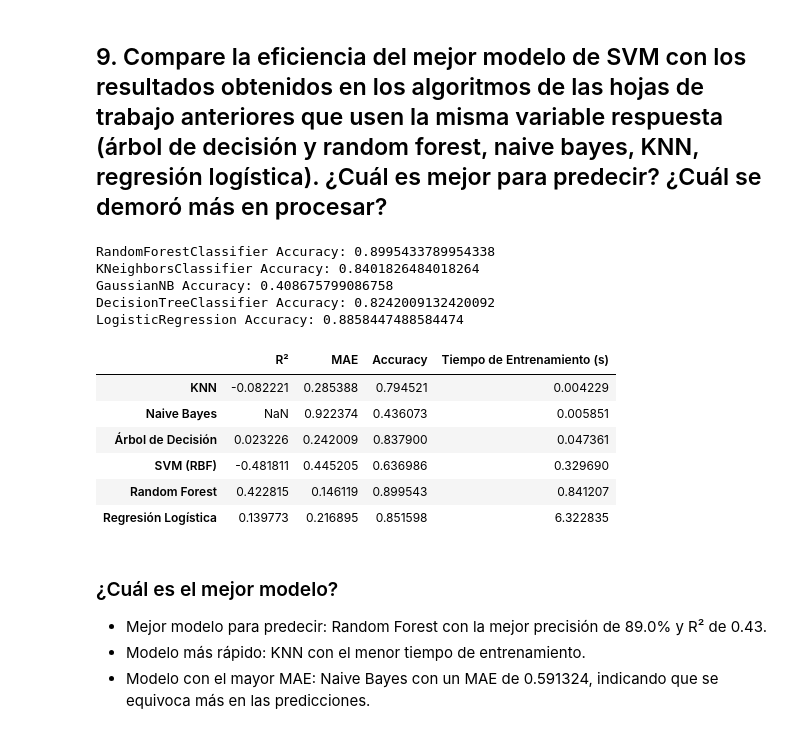
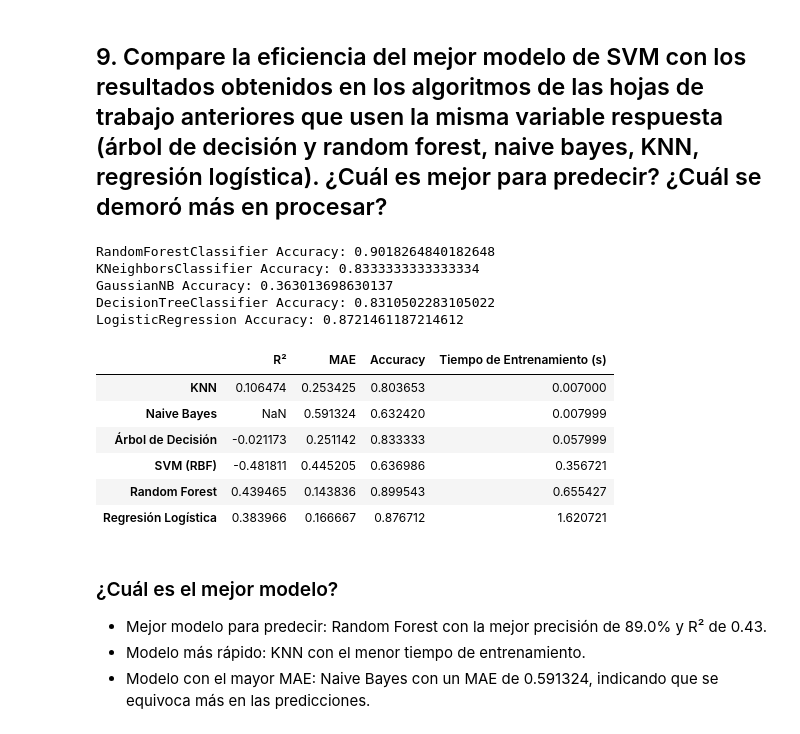
Before and after one commit to EJGDLG/Proyecto2Nuevo, a Jupyter notebook: Proyecto_2_Entrega_6.ipynb, the cells around one changed output. Cells and saved outputs as stored; diff of their text form; code cells hidden in the pictures.

```diff
--- a/Proyecto_2_Entrega_6.ipynb
+++ b/Proyecto_2_Entrega_6.ipynb
@@ -711,8 +711,8 @@ X_test[categorical_cols] = categorical_imputer.transform(X_test[categorical_cols
 label_encoder = OrdinalEncoder(handle_unknown='use_encoded_value', unknown_value=-1)
 
 for column in categorical_cols:
-    X_train[column] = label_encoder.fit_transform(X_train[[column]].astype(str))
-    X_test[column] = label_encoder.transform(X_test[[column]].astype(str))
+    X_train[column] = label_encoder.fit_transform(X_train[column].astype(str))
+    X_test[column] = label_encoder.transform(X_test[column].astype(str))
 
 scaler = StandardScaler()
 X_train_scaled = scaler.fit_transform(X_train[numeric_cols])  # Solo escalar las numéricas
@@ -740,17 +740,11 @@ Codificación: ya no es necesario, precio_vivienda ya es categórica.
 # %% [markdown]
 ## 3. Use como variable respuesta la variable categórica que especifica si la casa es barata, media o cara
 # %%
-# Asumiendo que y aún es la columna original del DataFrame:
-y = data['SalePrice']
-
-# Clasificación en categorías
 bins = [0, 100000, 200000, float('inf')]
 labels = ['Barato', 'Medio', 'Caro']
 y = pd.cut(y, bins=bins, labels=labels)
 
-# Transformar a valores numéricos con OrdinalEncoder
-ordinal_encoder = OrdinalEncoder()
-y = ordinal_encoder.fit_transform(y.values.reshape(-1, 1))
+y = label_encoder.fit_transform(y)
 # %% [markdown]
 ## 4. SVM con diferentes kernels y parámetros
 # %%
@@ -1020,49 +1014,46 @@ models = {
     "KNN": KNeighborsClassifier(),
     "Regresión Logística": LogisticRegression(max_iter=1000)
 }
 
-# Usa los conjuntos preprocesados
-X_train.columns = X_train.columns.astype(str)
-X_test.columns = X_test.columns.astype(str)
+X_train, X_test, y_train, y_test = train_test_split(X, y, test_size=0.3, random_state=42)
 
-# Continúa con tu ciclo de modelos
 results = {}
 
 for model_name, model in models.items():
     start_time = time.time()
-    model.fit(X_train, y_train.ravel())  # Usa .ravel() para convertir y_train a 1D si es necesario
+    model.fit(X_train, y_train)
     training_time = time.time() - start_time
 
     y_pred = model.predict(X_test)
 
     accuracy = accuracy_score(y_test, y_pred)
     r2 = r2_score(y_test, y_pred) if model_name != "Naive Bayes" else None
     mae = mean_absolute_error(y_test, y_pred)
 
     results[model_name] = {
         "R²": r2,
         "MAE": mae,
         "Accuracy": accuracy,
         "Tiempo de Entrenamiento (s)": training_time
     }
 
 results_df = pd.DataFrame(results).T
 results_df.sort_values(by="Tiempo de Entrenamiento (s)", ascending=True, inplace=True)
 
 results_df
 # %% [output]
-RandomForestClassifier Accuracy: 0.8995433789954338
-KNeighborsClassifier Accuracy: 0.8401826484018264
-GaussianNB Accuracy: 0.408675799086758
-DecisionTreeClassifier Accuracy: 0.8242009132420092
-LogisticRegression Accuracy: 0.8858447488584474
+RandomForestClassifier Accuracy: 0.9018264840182648
+KNeighborsClassifier Accuracy: 0.8333333333333334
+GaussianNB Accuracy: 0.363013698630137
+DecisionTreeClassifier Accuracy: 0.8310502283105022
+LogisticRegression Accuracy: 0.8721461187214612
 |  | R² | MAE | Accuracy | Tiempo de Entrenamiento (s) |
-| KNN | -0.082221 | 0.285388 | 0.794521 | 0.004229 |
-| Naive Bayes | NaN | 0.922374 | 0.436073 | 0.005851 |
-| Árbol de Decisión | 0.023226 | 0.242009 | 0.837900 | 0.047361 |
-| SVM (RBF) | -0.481811 | 0.445205 | 0.636986 | 0.329690 |
-| Random Forest | 0.422815 | 0.146119 | 0.899543 | 0.841207 |
-| Regresión Logística | 0.139773 | 0.216895 | 0.851598 | 6.322835 |
+| KNN | 0.106474 | 0.253425 | 0.803653 | 0.007000 |
+| Naive Bayes | NaN | 0.591324 | 0.632420 | 0.007999 |
+| Árbol de Decisión | -0.021173 | 0.251142 | 0.833333 | 0.057999 |
+| SVM (RBF) | -0.481811 | 0.445205 | 0.636986 | 0.356721 |
+| Random Forest | 0.439465 | 0.143836 | 0.899543 | 0.655427 |
+| Regresión Logística | 0.383966 | 0.166667 | 0.876712 | 1.620721 |
 # %% [markdown]
 ### ¿Cuál es el mejor modelo?
 - Mejor modelo para predecir: Random Forest con la mejor precisión de 89.0% y R² de 0.43.
```
Also changed, not shown: parts of 18 cells of this notebook.
